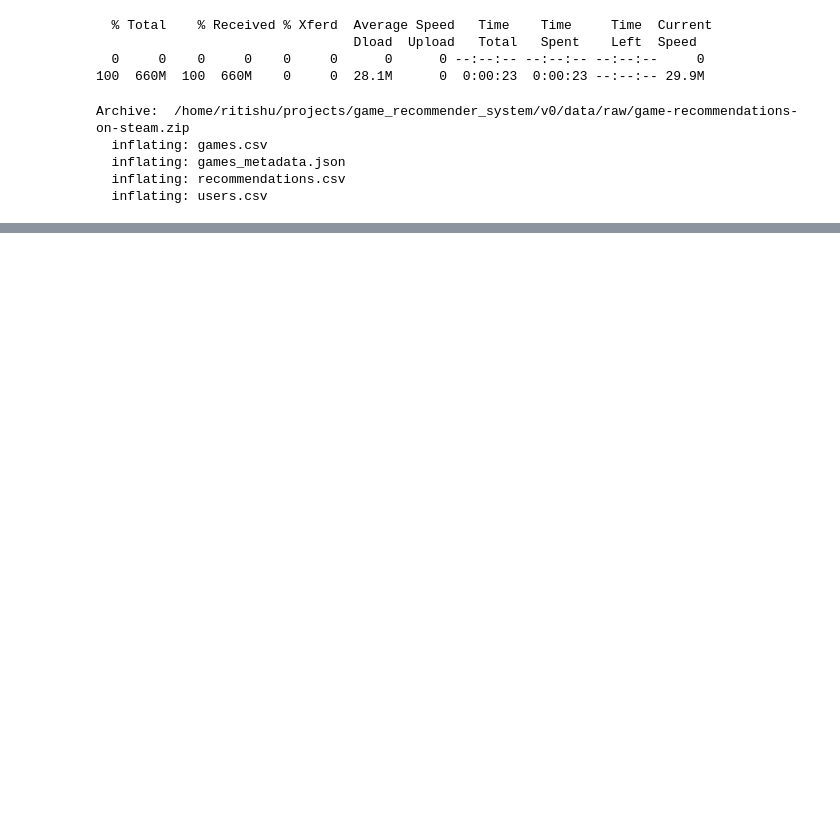
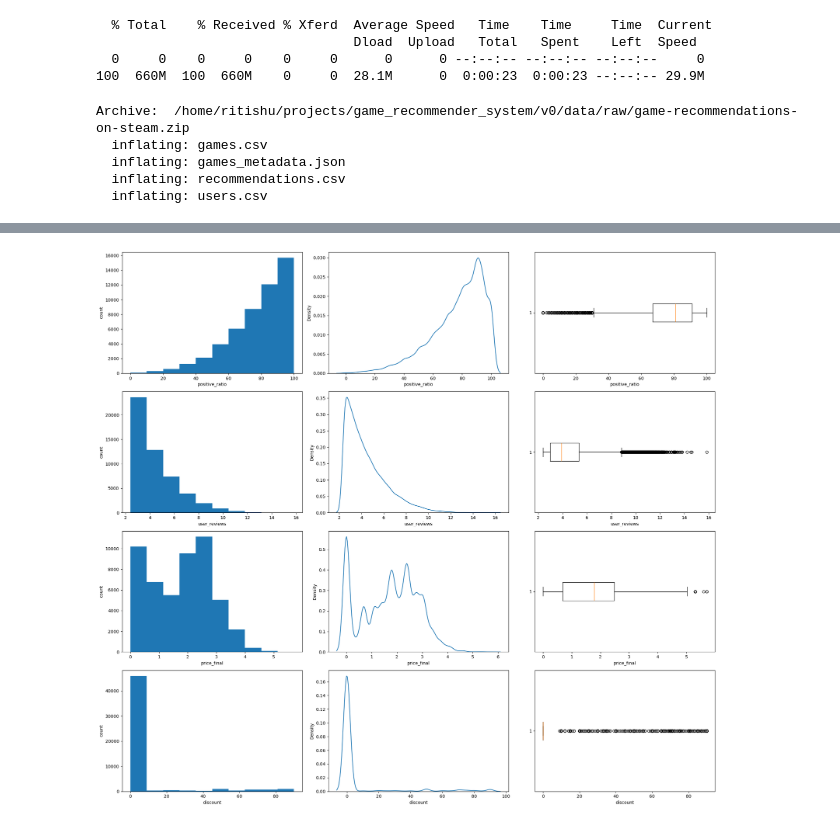
Before and after one commit to Ritish369/game_recommender_system, a Jupyter notebook: v0/notebooks/v0.ipynb, the cells around one changed output, grey strips where cells are left out. Saved outputs shown, nothing was run; the diff lists cells and outputs as text; code cells hidden in the pictures; blank space fills up the shorter version.

```diff
--- a/v0/notebooks/v0.ipynb
+++ b/v0/notebooks/v0.ipynb
@@ -25,0 +258,7 @@ Archive:  /home/ritishu/projects/game_recommender_system/v0/data/raw/game-recomm
+# %%
+import numpy as np
+
+games['user_reviews'] = np.log1p(games['user_reviews'])
+games['price_final'] = np.log1p(games['price_final'])
+games.drop(columns=['price_original'], inplace=True)
+games
@@ -25,0 +279,26 @@ Archive:  /home/ritishu/projects/game_recommender_system/v0/data/raw/game-recomm
+# %%
+# Visualizations of numerical features after transformations
+import matplotlib.pyplot as plt
+import seaborn as sns
+
+num_cols = ['positive_ratio', 'user_reviews', 'price_final', 'discount']
+
+fig, ax = plt.subplots(nrows=4, ncols=3, figsize=(20, 18))
+
+for i, col in enumerate(num_cols):
+    # histogram
+    ax[i, 0].hist(games[col])
+    ax[i, 0].set_xlabel(f"{col}")
+    ax[i, 0].set_ylabel("count")
+
+    # kde plot -- interpretable histogram
+    sns.kdeplot(data=games, x=col, ax=ax[i, 1])
+
+    # box plot -- for outliers
+    ax[i, 2].boxplot(games[col], orientation='horizontal')
+    ax[i, 2].set_xlabel(f"{col}")
+
+plt.tight_layout()
+plt.show()
+# %% [output]
+[figure, added]
```
Also changed, not shown: parts of 46 cells of this notebook, 1 other file.
